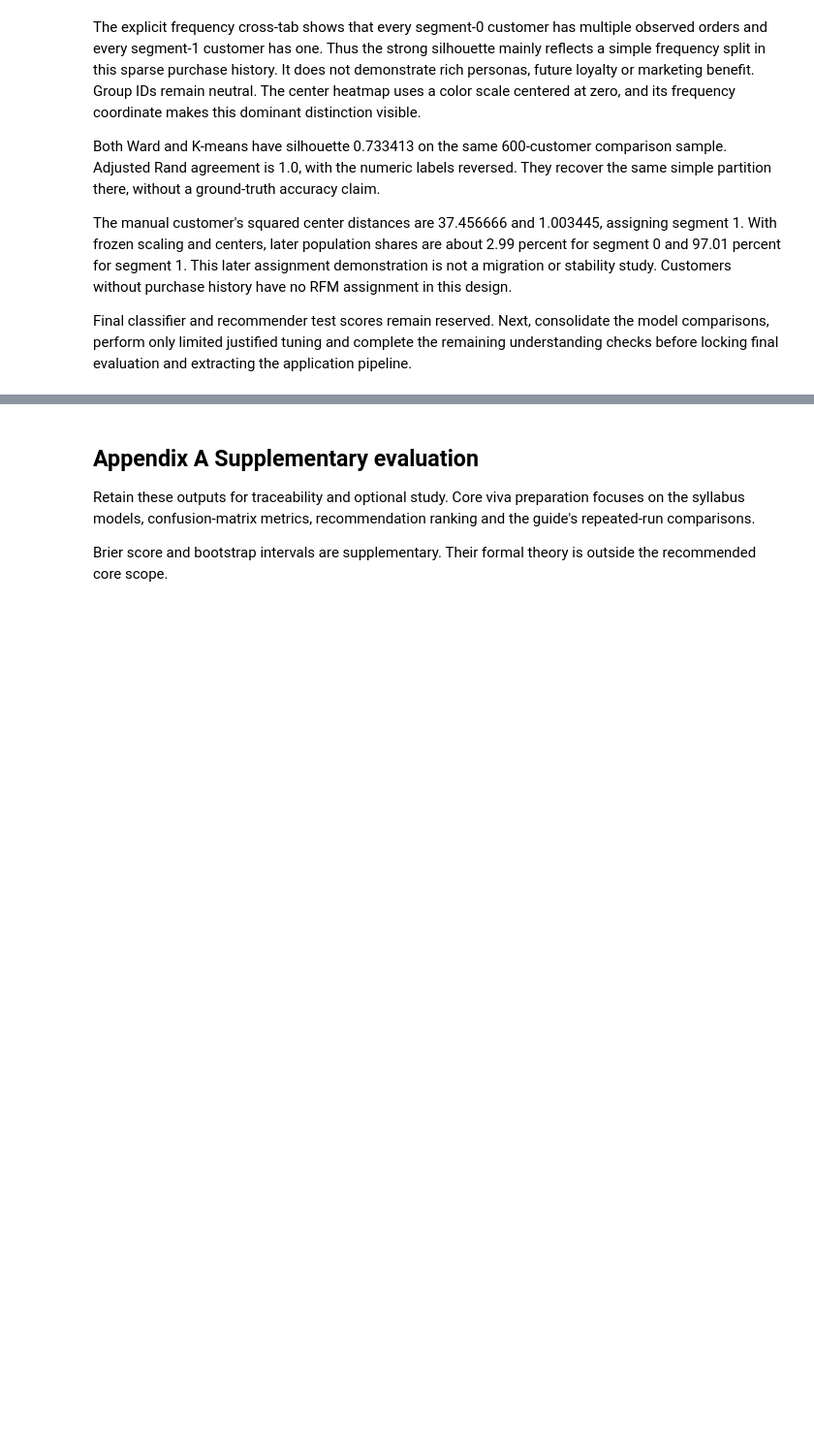
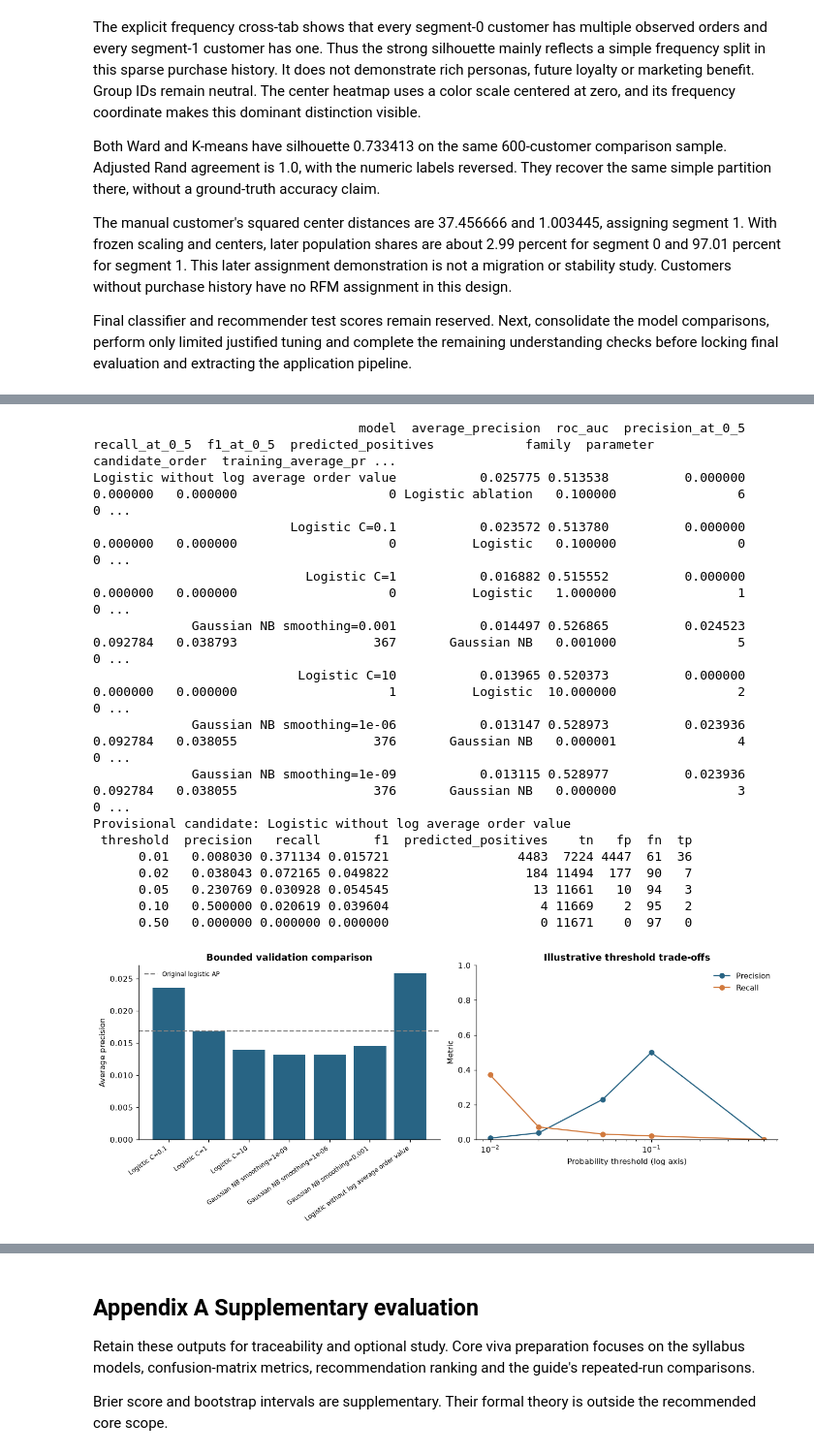
Before and after one commit to oyelurker/cse303-ml-AP24110010128-olist-recommender, a Jupyter notebook: olist_pipeline.ipynb, the cells around one changed output, grey strips where cells are left out. Shown at 97% size. Drawn from its saved outputs; the diff is of its cells as text; code cells hidden in the pictures; blank space fills up the shorter version.

```diff
--- a/olist_pipeline.ipynb
+++ b/olist_pipeline.ipynb
@@ -4430,0 +4599,55 @@ Final classifier and recommender test scores remain reserved. Next, consolidate
+# %%
+retention_candidate_results=pd.concat([retention_tuning_results,pd.DataFrame([ablation_row])],ignore_index=True)
+retention_candidate_results=retention_candidate_results.sort_values(
+    ["average_precision","roc_auc","candidate_order"],ascending=[False,False,True]
+).reset_index(drop=True)
+provisional_retention_name=str(retention_candidate_results.iloc[0].model)
+if provisional_retention_name==ablation_name:
+    provisional_retention_model=ablation_model
+    provisional_retention_validation_probability=ablation_probability
+    provisional_retention_input_fields=RETENTION_FEATURES.copy()
+else:
+    provisional_retention_model=tuning_models[provisional_retention_name]
+    provisional_retention_validation_probability=tuning_probabilities[provisional_retention_name]
+    provisional_retention_input_fields=(RETENTION_NUMERIC_FEATURES if provisional_retention_name.startswith("Gaussian") else RETENTION_FEATURES).copy()
+threshold_rows=[]
+for threshold in [.01,.02,.05,.1,.5]:
+    prediction=provisional_retention_validation_probability>=threshold
+    tn,fp,fn,tp=confusion_matrix(y_validation,prediction,labels=[0,1]).ravel()
+    threshold_rows.append({"threshold":threshold,"precision":precision_score(y_validation,prediction,zero_division=0),
+        "recall":recall_score(y_validation,prediction,zero_division=0),"f1":f1_score(y_validation,prediction,zero_division=0),
+        "predicted_positives":int(prediction.sum()),"tn":int(tn),"fp":int(fp),"fn":int(fn),"tp":int(tp)})
+provisional_threshold_results=pd.DataFrame(threshold_rows)
+print(retention_candidate_results.round(6).to_string(index=False))
+print("Provisional candidate:",provisional_retention_name)
+print(provisional_threshold_results.round(6).to_string(index=False))
+fig,axes=plt.subplots(1,2,figsize=(12,4.8),layout="constrained")
+plot_candidates=retention_candidate_results.sort_values("candidate_order")
+x=np.arange(len(plot_candidates))
+axes[0].bar(x,plot_candidates.average_precision,color="#286484")
+axes[0].axhline(forest_logistic_ap,color="grey",linestyle="--",label="Original logistic AP")
+axes[0].set_xticks(x,labels=plot_candidates.model,rotation=35,ha="right",fontsize=8)
+axes[0].set(title="Bounded validation comparison",ylabel="Average precision")
+axes[0].legend(frameon=False,fontsize=8)
+axes[1].plot(provisional_threshold_results.threshold,provisional_threshold_results.precision,marker="o",label="Precision",color="#286484")
+axes[1].plot(provisional_threshold_results.threshold,provisional_threshold_results.recall,marker="o",label="Recall",color="#d17a3e")
+axes[1].set(xscale="log",ylim=(0,1),title="Illustrative threshold trade-offs",xlabel="Probability threshold (log axis)",ylabel="Metric")
+axes[1].legend(frameon=False)
+plt.show()
+# %% [output]
+                                   model  average_precision  roc_auc  precision_at_0_5  recall_at_0_5  f1_at_0_5  predicted_positives            family  parameter  candidate_order  training_average_pr ...
+Logistic without log average order value           0.025775 0.513538          0.000000       0.000000   0.000000                    0 Logistic ablation   0.100000                6                    0 ...
+                          Logistic C=0.1           0.023572 0.513780          0.000000       0.000000   0.000000                    0          Logistic   0.100000                0                    0 ...
+                            Logistic C=1           0.016882 0.515552          0.000000       0.000000   0.000000                    0          Logistic   1.000000                1                    0 ...
+             Gaussian NB smoothing=0.001           0.014497 0.526865          0.024523       0.092784   0.038793                  367       Gaussian NB   0.001000                5                    0 ...
+                           Logistic C=10           0.013965 0.520373          0.000000       0.000000   0.000000                    1          Logistic  10.000000                2                    0 ...
+             Gaussian NB smoothing=1e-06           0.013147 0.528973          0.023936       0.092784   0.038055                  376       Gaussian NB   0.000001                4                    0 ...
+             Gaussian NB smoothing=1e-09           0.013115 0.528977          0.023936       0.092784   0.038055                  376       Gaussian NB   0.000000                3                    0 ...
+Provisional candidate: Logistic without log average order value
+ threshold  precision   recall       f1  predicted_positives    tn   fp  fn  tp
+      0.01   0.008030 0.371134 0.015721                 4483  7224 4447  61  36
+      0.02   0.038043 0.072165 0.049822                  184 11494  177  90   7
+      0.05   0.230769 0.030928 0.054545                   13 11661   10  94   3
+      0.10   0.500000 0.020619 0.039604                    4 11669    2  95   2
+      0.50   0.000000 0.000000 0.000000                    0 11671    0  97   0
+[figure, added]
```
Also changed, not shown: parts of 26 cells of this notebook, 7 other files.
